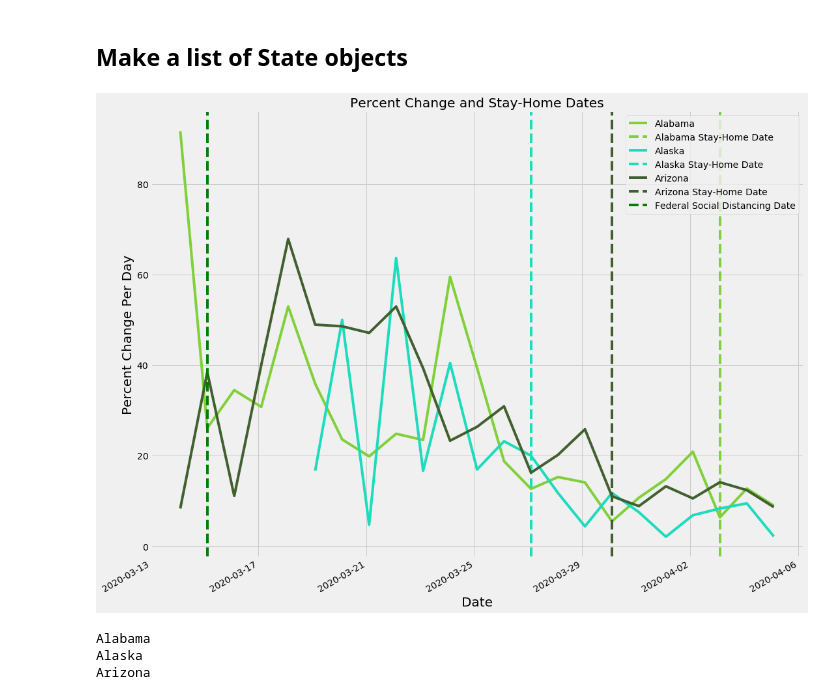
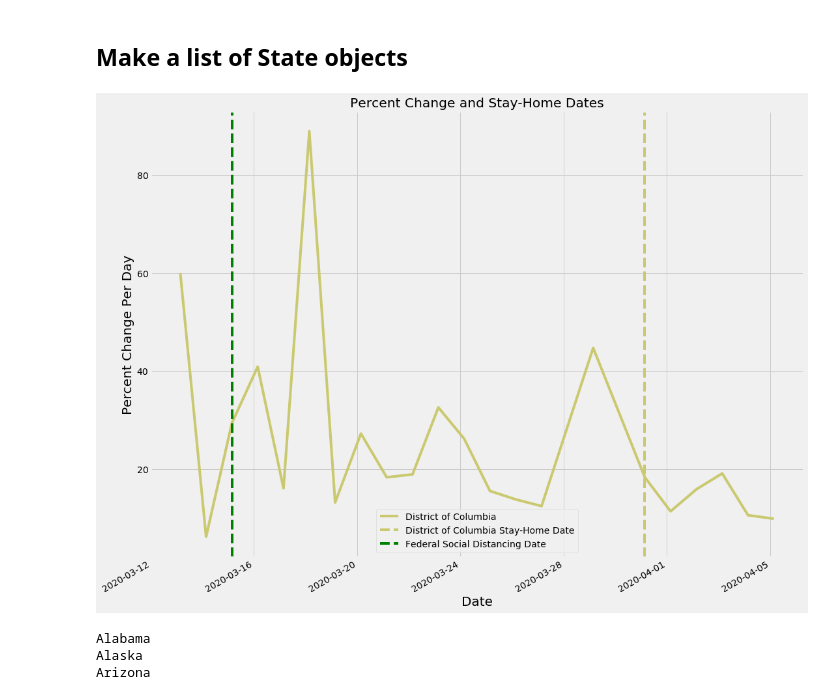
Before and after one commit to tylerjwoods/covid-19, a Jupyter notebook: All-States-COVID-19.ipynb, the cells around one changed output. Saved outputs shown, nothing was run; the diff lists cells and outputs as text; code cells hidden in the pictures.

```diff
--- a/All-States-COVID-19.ipynb
+++ b/All-States-COVID-19.ipynb
@@ -90,7 +101,10 @@ class State():
         federal_dist_date = pd.to_datetime(federal_dist_date)
 
         #get the index where the federal social distancing date is at
-        index_social = list(self.dates).index(federal_dist_date)
+        try:
+            index_social = list(self.dates).index(federal_dist_date)
+        except ValueError:
+            index_social = 0
 
         return self.percent_increases[:index_social + 7]
 
@@ -103,7 +117,10 @@ class State():
         federal_dist_date = pd.to_datetime(federal_dist_date)
 
         #get the index where the federal social distancing date is at
-        index_social = list(self.dates).index(federal_dist_date)
+        try:
+            index_social = list(self.dates).index(federal_dist_date)
+        except ValueError:
+            index_social = 0
 
         return self.percent_increases[index_social + 8:]
 
@@ -157,13 +174,13 @@ for each_state in us_covid_with_dates.index:
 # %%
 fig, ax = plt.subplots(figsize=(16,14))
 
-for each_state in all_states[0:3]:
+for each_state in all_states[7:8]:
     each_state.plot_percent_changes(ax)
 
 plot_social_distance(ax, get_social_distance_date())
 generate_labels(ax)
 # %% [output]
-[figure, old version]
+[figure, new version]
 # %%
 for each_state in all_states[0:3]:
     print(each_state.name)
```
Also changed, not shown: parts of 2 cells of this notebook.
